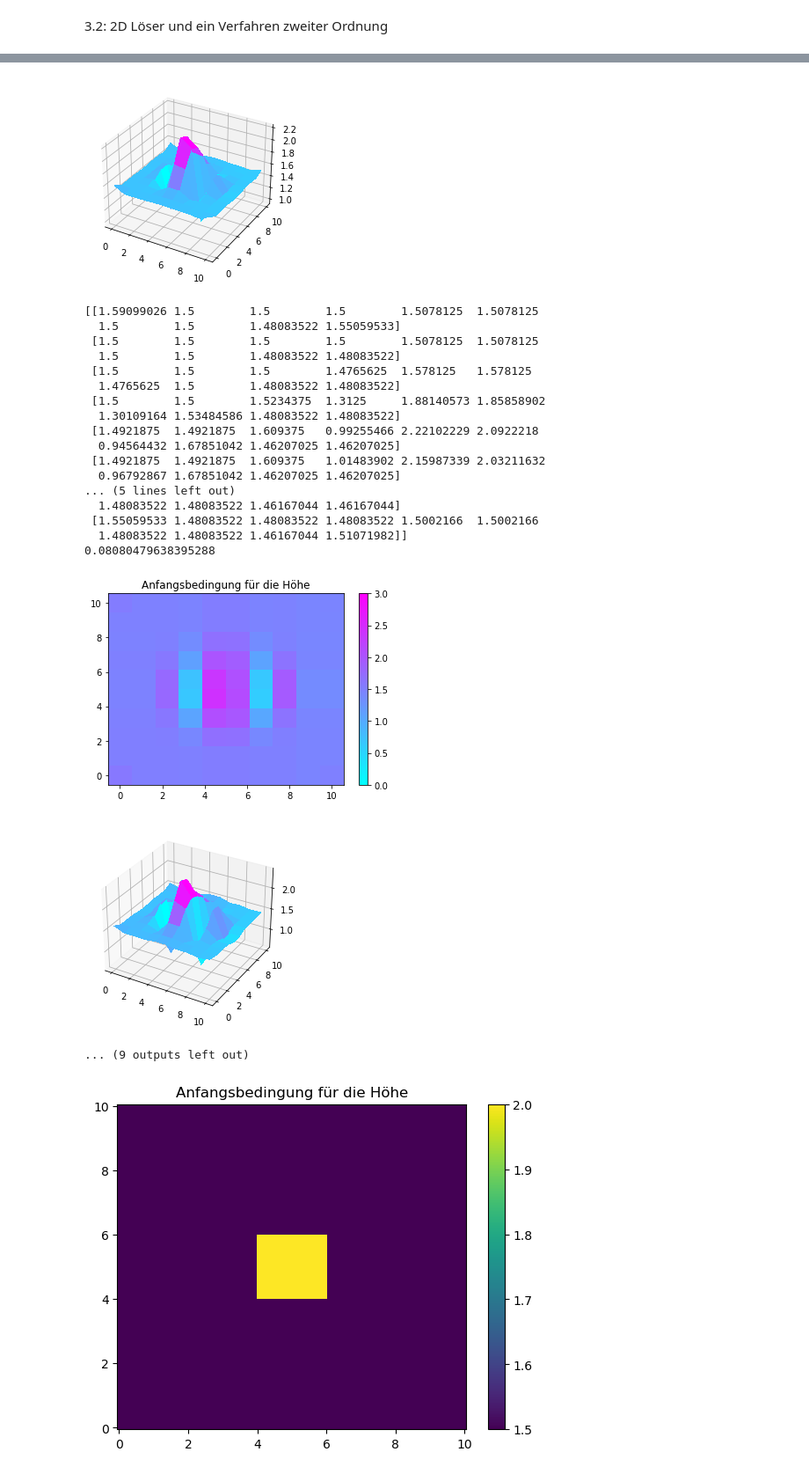
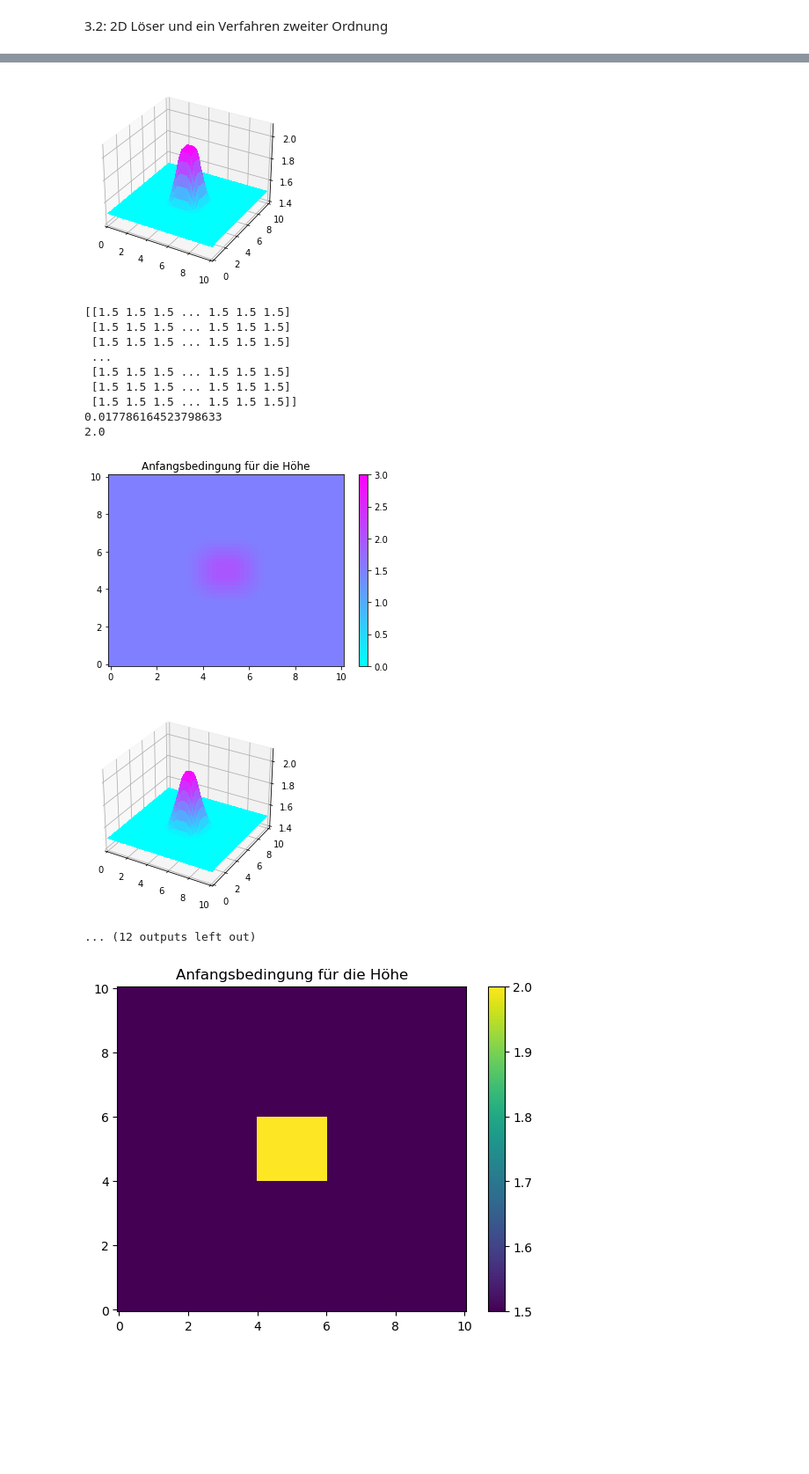
Before and after one commit to Javiermateor/Flachwassergleichung, a Jupyter notebook: HA3.ipynb, the cells around one changed output, grey strips where cells are left out. Shown at 88% size. Cells and saved outputs as stored; diff of their text form; code cells hidden in the pictures; blank space fills up the shorter version.

```diff
--- a/HA3.ipynb
+++ b/HA3.ipynb
@@ -155,5 +168,6 @@ def erhaltungsschema_2D(CFL, Nx, hh, ht):
 
 # Irgendwo müssen noch Fehler in den Gleichungen sein, die Berechnung liefert negative Höhen, was nicht geht. Auch Höhen von größer als 2 sind am Anfang, das kann ja am Anfang auch nicht sein.
 # %%
-h, hu, hv = erhaltungsschema_2D(CFL=0.4, Nx = 10, hh= 2, ht= 1.5)
+h, hu, hv, v1, t1 = erhaltungsschema_2D(CFL=0.4, Nx = 50, hh= 2, ht= 1.5)
+# v1 über t1 darstellen im gleichen Diagramm auch v2 über t2 darstellen (siehe weiter unten)
 # %% [output]
@@ -210,24 +206,16 @@ h, hu, hv = erhaltungsschema_2D(CFL=0.4, Nx = 10, hh= 2, ht= 1.5)
-[figure, old version]
+[figure, new version]
-[[1.59099026 1.5        1.5        1.5        1.5078125  1.5078125
-  1.5        1.5        1.48083522 1.55059533]
- [1.5        1.5        1.5        1.5        1.5078125  1.5078125
-  1.5        1.5        1.48083522 1.48083522]
- [1.5        1.5        1.5        1.4765625  1.578125   1.578125
-  1.4765625  1.5        1.48083522 1.48083522]
- [1.5        1.5        1.5234375  1.3125     1.88140573 1.85858902
-  1.30109164 1.53484586 1.48083522 1.48083522]
- [1.4921875  1.4921875  1.609375   0.99255466 2.22102229 2.0922218
-  0.94564432 1.67851042 1.46207025 1.46207025]
- [1.4921875  1.4921875  1.609375   1.01483902 2.15987339 2.03211632
-  0.96792867 1.67851042 1.46207025 1.46207025]
-... (5 lines left out)
-  1.48083522 1.48083522 1.46167044 1.46167044]
- [1.55059533 1.48083522 1.48083522 1.48083522 1.5002166  1.5002166
-  1.48083522 1.48083522 1.46167044 1.51071982]]
-0.08080479638395288
+[[1.5 1.5 1.5 ... 1.5 1.5 1.5]
+ [1.5 1.5 1.5 ... 1.5 1.5 1.5]
+ [1.5 1.5 1.5 ... 1.5 1.5 1.5]
+ ...
+ [1.5 1.5 1.5 ... 1.5 1.5 1.5]
+ [1.5 1.5 1.5 ... 1.5 1.5 1.5]
+ [1.5 1.5 1.5 ... 1.5 1.5 1.5]]
+0.017786164523798633
+2.0
-[figure, old version]
+[figure, new version]
-[figure, old version]
+[figure, new version]
-... (9 outputs left out)
+... (12 outputs left out)
 # %%
 # Berechne ein Gebiet von 10 x 10 Meter, worin x und y jeweils von 0 bis 10 meter gehen, mit einer Anfangsbedingung
 
```
Also changed, not shown: parts of 5 cells of this notebook.
